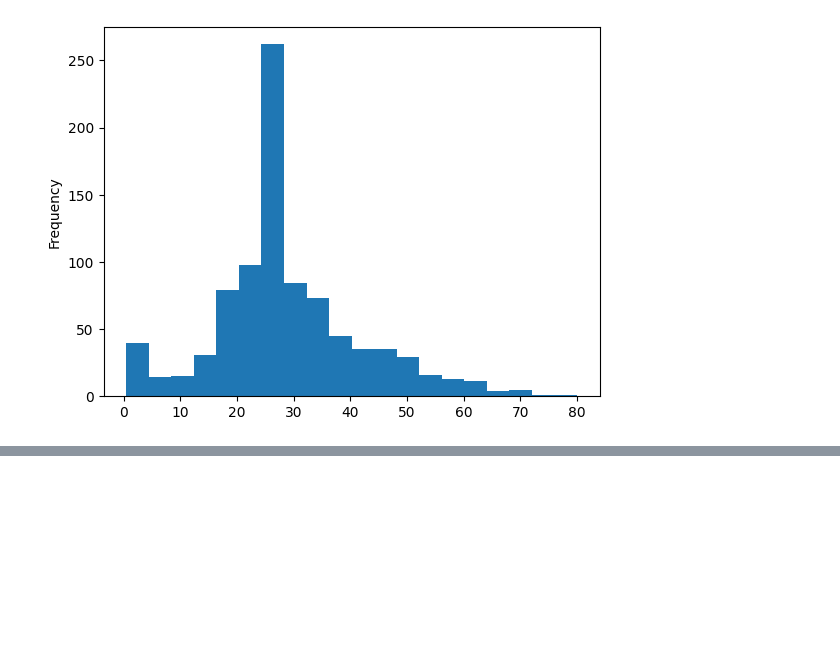
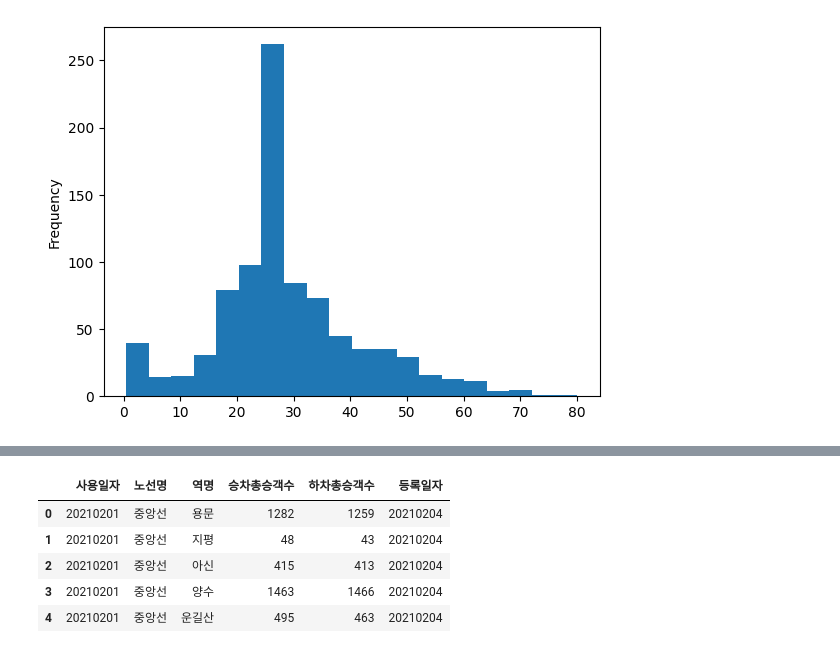
Before and after one commit to yleessam/hipython_rep, a Jupyter notebook: 16_데이터전처리2.ipynb, the cells around one changed output, grey strips where cells are left out. Drawn from its saved outputs; the diff is of its cells as text; code cells hidden in the pictures; blank space fills up the shorter version.

```diff
--- a/16_데이터전처리2.ipynb
+++ b/16_데이터전처리2.ipynb
@@ -554,0 +626,3 @@ titanic_df['Age'].plot(kind = 'hist', bins=20)
+# %%
+df = pd.read_csv('./data/CARD_SUBWAY_MONTH_202102.csv', index_col= False)
+df.info()
@@ -554,0 +643,9 @@ titanic_df['Age'].plot(kind = 'hist', bins=20)
+# %%
+df.head()
+# %% [output]
+|  | 사용일자 | 노선명 | 역명 | 승차총승객수 | 하차총승객수 | 등록일자 |
+| 0 | 20210201 | 중앙선 | 용문 | 1282 | 1259 | 20210204 |
+| 1 | 20210201 | 중앙선 | 지평 | 48 | 43 | 20210204 |
+| 2 | 20210201 | 중앙선 | 아신 | 415 | 413 | 20210204 |
+| 3 | 20210201 | 중앙선 | 양수 | 1463 | 1466 | 20210204 |
+| 4 | 20210201 | 중앙선 | 운길산 | 495 | 463 | 20210204 |
```
Also changed, not shown: parts of 12 cells of this notebook.
